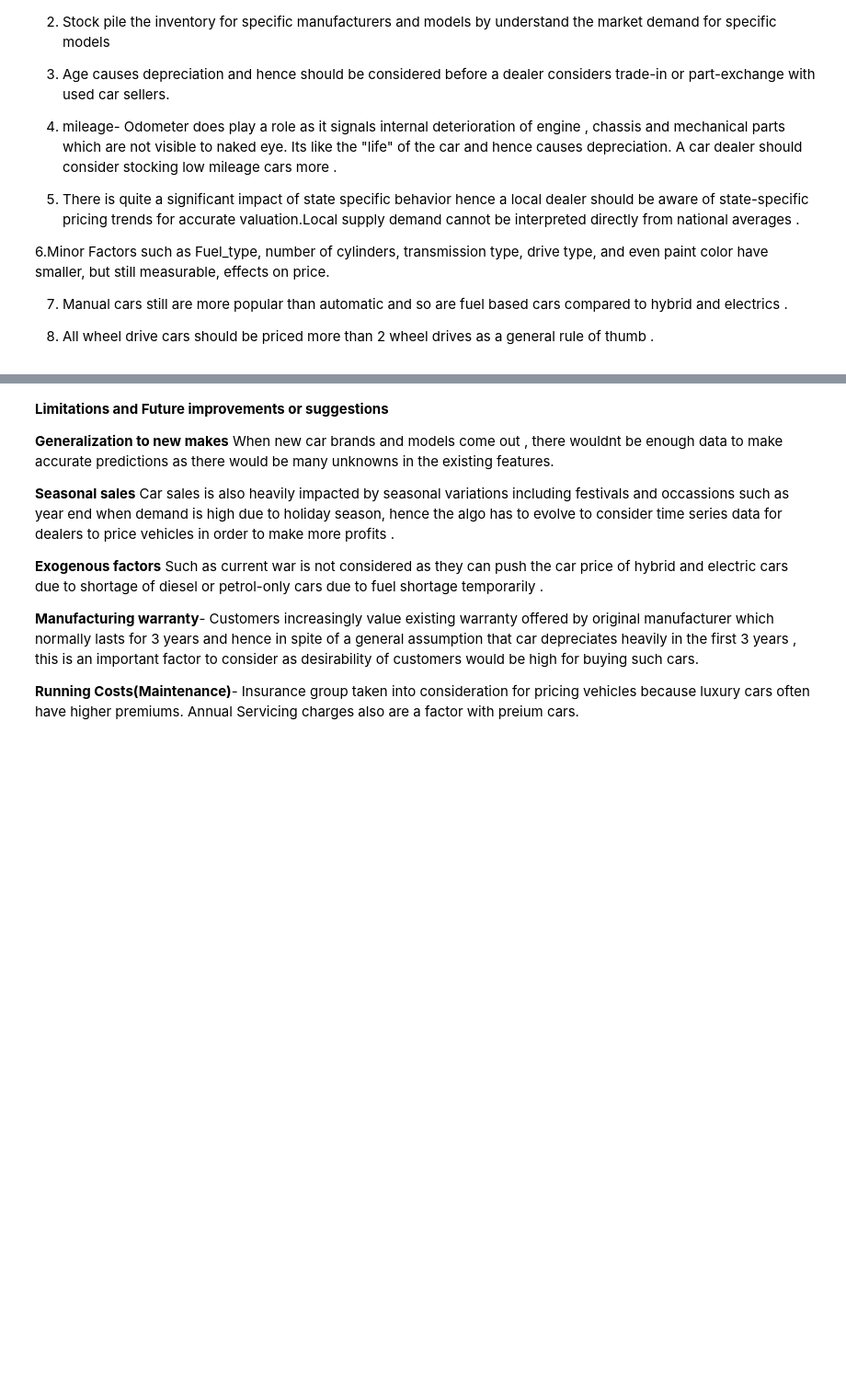
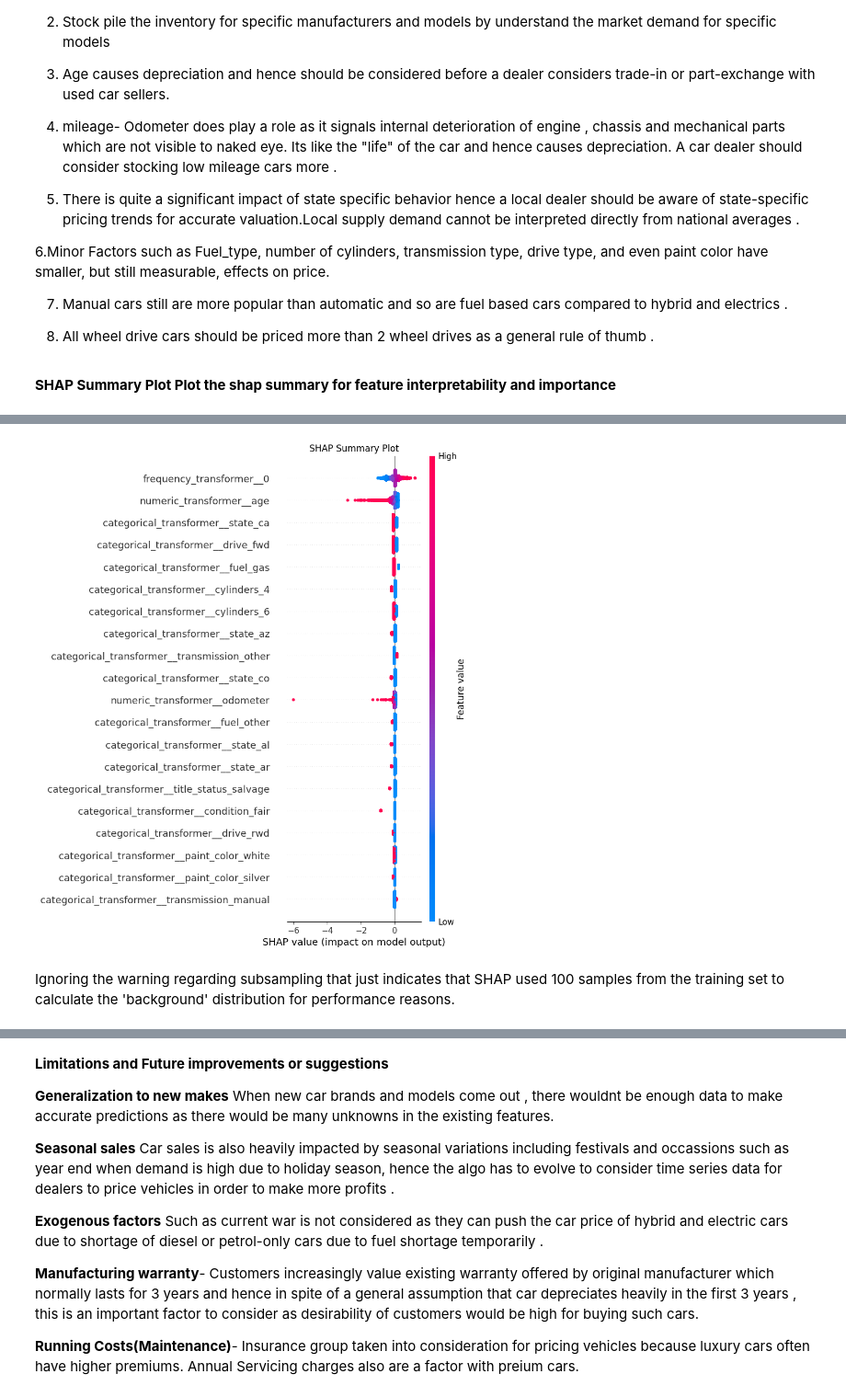
Before and after one commit to Subroy1/UsedCarPrice_DataAnalysis_For_prediction, a Jupyter notebook: PracticalAssignement2_used_cars_II.ipynb, the cells around one changed output, grey strips where cells are left out. Shown at 92% size. Saved outputs shown, nothing was run; the diff lists cells and outputs as text; code cells hidden in the pictures; blank space fills up the shorter version.

```diff
--- a/PracticalAssignement2_used_cars_II.ipynb
+++ b/PracticalAssignement2_used_cars_II.ipynb
@@ -911,3 +940,40 @@ Hence , a dealer should prioritize acquiring and maintaining cars which are
 7. Manual cars still are more popular than automatic and so are fuel based cars compared to hybrid and electrics .
 
 8. All wheel drive cars should be priced more than 2 wheel drives as a general rule of thumb .
+# %% [markdown]
+**SHAP Summary Plot Plot the shap summary for feature interpretability and importance**
+# %%
+import shap
+import matplotlib.pyplot as plt
+import pandas as pd
+import numpy as np
+from scipy.sparse import issparse
+
+# Ensure the pipeline is fitted
+ridge_pipeline.fit(X_train, y_train)
+
+# Transform data
+X_test_processed = ridge_pipeline.named_steps['preprocesor'].transform(X_test)
+X_train_processed = ridge_pipeline.named_steps['preprocesor'].transform(X_train)
+
+# Convert to dense if sparse to fix the DataFrame shape mismatch
+if issparse(X_test_processed):
+    X_test_processed = X_test_processed.toarray()
+if issparse(X_train_processed):
+    X_train_processed = X_train_processed.toarray()
+
+# Get feature names
+feature_names_processed = ridge_pipeline.named_steps['preprocesor'].get_feature_names_out()
+
+# Create DataFrame for SHAP
+X_test_processed_df = pd.DataFrame(X_test_processed, columns=feature_names_processed, index=X_test.index)
+
+# Use LinearExplainer
+explainer = shap.LinearExplainer(ridge_pipeline.named_steps['ridge_regression'], X_train_processed)
+shap_values = explainer.shap_values(X_test_processed)
+
+# Plot
+shap.summary_plot(shap_values, X_test_processed_df, show=False)
+plt.title("SHAP Summary Plot")
+plt.show()
+# %% [output]
@@ -913,0 +981,3 @@ Hence , a dealer should prioritize acquiring and maintaining cars which are
+[figure, added]
+# %% [markdown]
+Ignoring the warning regarding subsampling that just indicates that SHAP used 100 samples from the training set to calculate the 'background' distribution for performance reasons.
```
Also changed, not shown: parts of 35 cells of this notebook.
